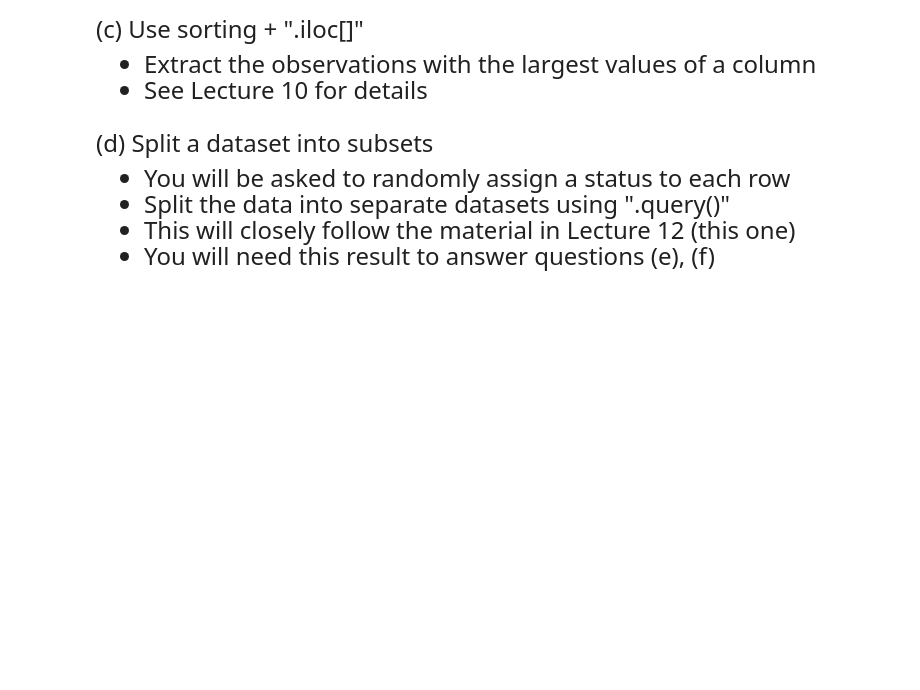
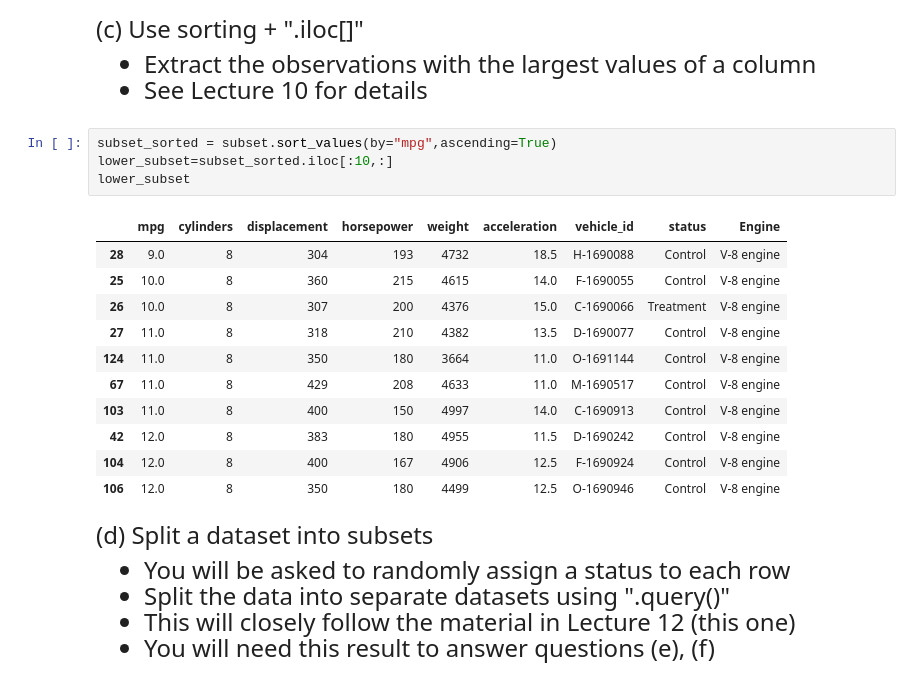
Before and after one commit to JE-lecture-notes/qtm151f_fall_2023, a Jupyter notebook: lecture_11/lecture_11.LJP.ipynb, the cells around one changed output. Drawn from its saved outputs; the diff is of its cells as text; blank space fills up the shorter version.

```diff
--- a/lecture_11/lecture_11.LJP.ipynb
+++ b/lecture_11/lecture_11.LJP.ipynb
@@ -168,6 +197,22 @@ Questions
 
 - Extract the observations with the largest values of a column
 - See Lecture 10 for details
+# %%
+subset_sorted = subset.sort_values(by="mpg",ascending=True)
+lower_subset=subset_sorted.iloc[:10,:]
+lower_subset
+# %% [output]
+|  | mpg | cylinders | displacement | horsepower | weight | acceleration | vehicle_id | status | Engine |
+| 28 | 9.0 | 8 | 304 | 193 | 4732 | 18.5 | H-1690088 | Control | V-8 engine |
+| 25 | 10.0 | 8 | 360 | 215 | 4615 | 14.0 | F-1690055 | Control | V-8 engine |
+| 26 | 10.0 | 8 | 307 | 200 | 4376 | 15.0 | C-1690066 | Treatment | V-8 engine |
+| 27 | 11.0 | 8 | 318 | 210 | 4382 | 13.5 | D-1690077 | Control | V-8 engine |
+| 124 | 11.0 | 8 | 350 | 180 | 3664 | 11.0 | O-1691144 | Control | V-8 engine |
+| 67 | 11.0 | 8 | 429 | 208 | 4633 | 11.0 | M-1690517 | Control | V-8 engine |
+| 103 | 11.0 | 8 | 400 | 150 | 4997 | 14.0 | C-1690913 | Control | V-8 engine |
+| 42 | 12.0 | 8 | 383 | 180 | 4955 | 11.5 | D-1690242 | Control | V-8 engine |
+| 104 | 12.0 | 8 | 400 | 167 | 4906 | 12.5 | F-1690924 | Control | V-8 engine |
+| 106 | 12.0 | 8 | 350 | 180 | 4499 | 12.5 | O-1690946 | Control | V-8 engine |
 # %% [markdown]
 <font size = "5">
 
```
Also changed, not shown: parts of 8 cells of this notebook, 2 other files.
